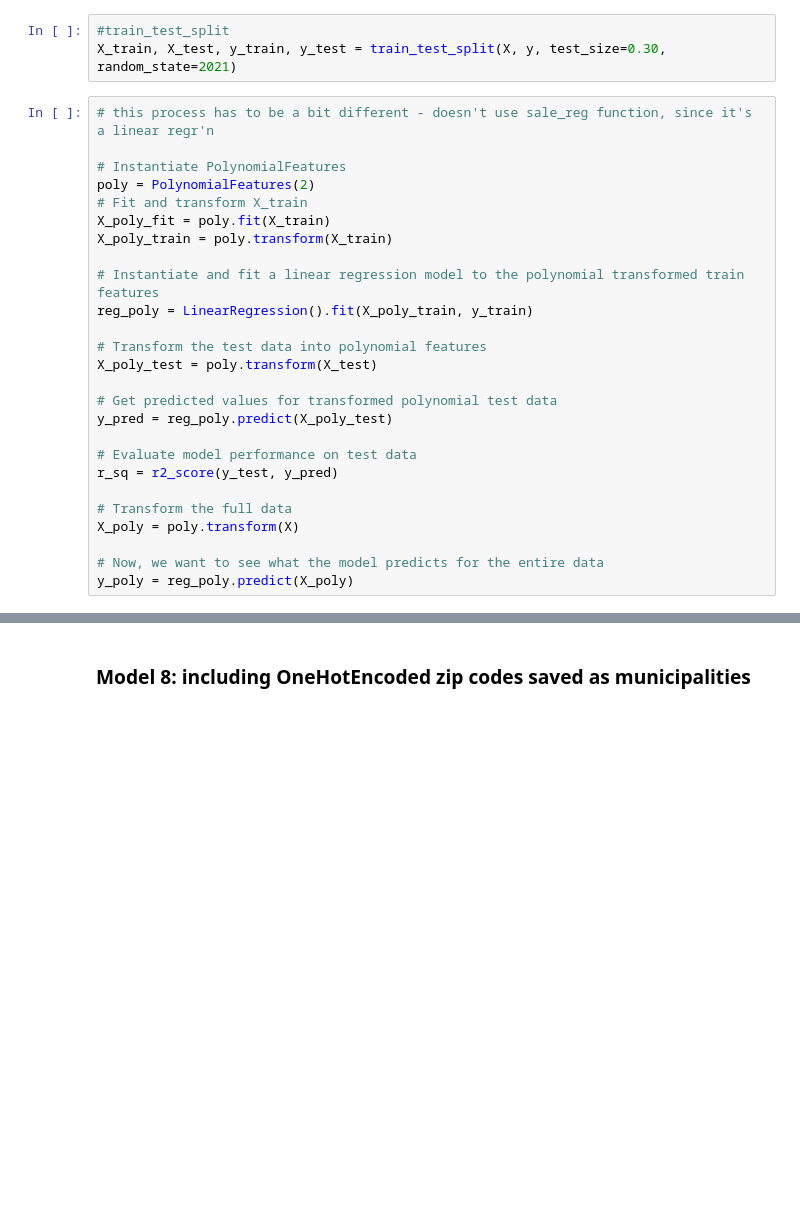
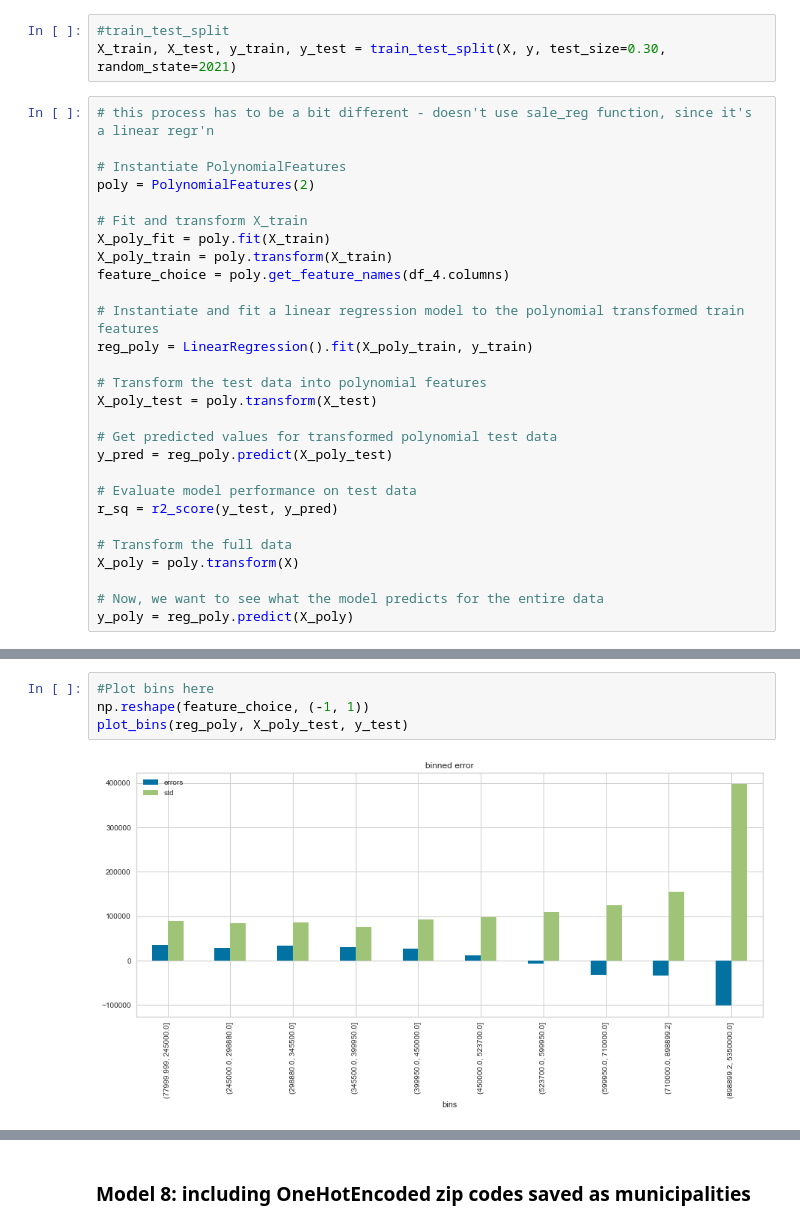
Before and after one commit to asval211/king_county_housing_data, a Jupyter notebook: notebooks/exploratory/pete/Pete_house_functions.ipynb, the cells around one changed output, grey strips where cells are left out. Cells and saved outputs as stored; diff of their text form; blank space fills up the shorter version.

```diff
--- a/notebooks/exploratory/pete/Pete_house_functions.ipynb
+++ b/notebooks/exploratory/pete/Pete_house_functions.ipynb
@@ -372,9 +372,11 @@ X_train, X_test, y_train, y_test = train_test_split(X, y, test_size=0.30, random
 
 # Instantiate PolynomialFeatures
 poly = PolynomialFeatures(2)
+
 # Fit and transform X_train
 X_poly_fit = poly.fit(X_train)
 X_poly_train = poly.transform(X_train)
+feature_choice = poly.get_feature_names(df_4.columns)
 
 # Instantiate and fit a linear regression model to the polynomial transformed train features
 reg_poly = LinearRegression().fit(X_poly_train, y_train)
@@ -395,0 +434,6 @@ y_poly = reg_poly.predict(X_poly)
+# %%
+#Plot bins here
+np.reshape(feature_choice, (-1, 1))
+plot_bins(reg_poly, X_poly_test, y_test)
+# %% [output]
+[figure, added]
```
Also changed, not shown: parts of 17 cells of this notebook, 1 other file.
